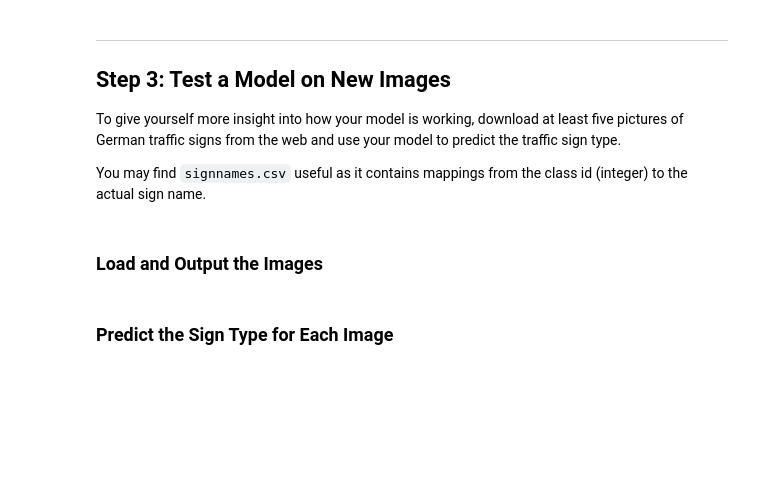
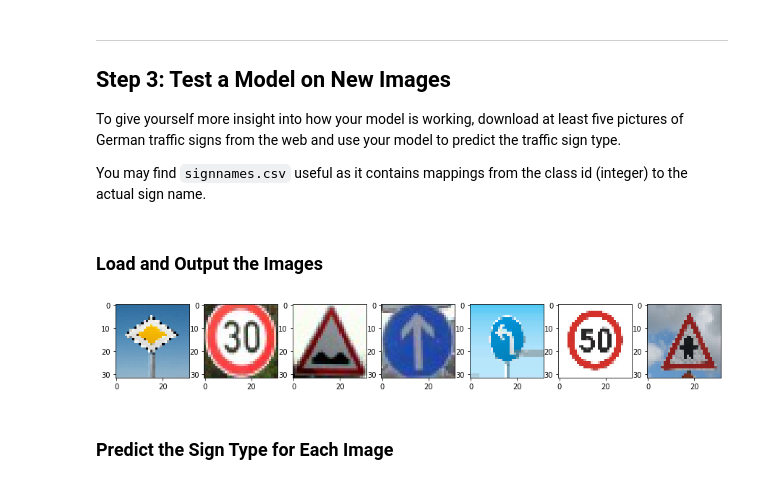
Before and after one commit to linuxairhead/SDC-P2-Traffic_Sign_Classifier, a Jupyter notebook: Traffic_Sign_Classifier.ipynb, the cells around one changed output. Drawn from its saved outputs; the diff is of its cells as text; code cells hidden in the pictures; blank space fills up the shorter version.

```diff
--- a/Traffic_Sign_Classifier.ipynb
+++ b/Traffic_Sign_Classifier.ipynb
@@ -203,9 +207,9 @@ def grayscale(imageV):
         grayImageV.append(cv2.cvtColor(imageV[i], cv2.COLOR_RGB2GRAY))
 
     # plot sample gray image
-    plt.subplot(1, 5, 5)
-    plt.imshow(np.reshape(grayImageV[0], (32, 32)), cmap='gray')
-    plt.show()
+    # plt.subplot(1, 5, 5)
+    # plt.imshow(np.reshape(grayImageV[0], (32, 32)), cmap='gray')
+    # plt.show()
     # plot sample gray image
 
     imageV = np.reshape(grayImageV, (-1, 32, 32, 1))
@@ -238,9 +239,9 @@ def normalize(imageV):
         normalImageV.append(cv2.normalize(imageV[i], imageV[i], 0, 10, norm_type=cv2.NORM_MINMAX))
 
     # plot sample normalized image
-    plt.subplot(1, 5, 5)
-    plt.imshow(np.reshape(normalImageV[0], (32, 32)), cmap='gray')
-    plt.show()
+    # plt.subplot(1, 5, 5)
+    # plt.imshow(np.reshape(normalImageV[0], (32, 32)), cmap='gray')
+    # plt.show()
     # plot sample normalized image
 
     return imageV
@@ -430,9 +428,12 @@ with tf.Session() as sess:
             sess.run(training_operation, feed_dict={x: batch_x, y: batch_y})
 
         # evaulate the model on our validation data.
+        train_accuracy = evaluate(sess, X_train, y_train)
+        print("EPOCH {} ...".format(i+1))
+        print("Training Set Accuracy = {:.3f}".format(train_accuracy))
         validation_accuracy = evaluate(sess, X_train, y_train)
         print("EPOCH {} ...".format(i+1))
-        print("Validation Accuracy = {:.3f}".format(validation_accuracy))
+        print("Validation Set Accuracy = {:.3f}".format(validation_accuracy))
         print()
 
     saver.save(sess, './traffic-signs')
@@ -477,3 +472,31 @@ with tf.Session() as sess:
+# %%
+### Load the images and plot them here.
+### Feel free to use as many code cells as needed.
+
+newImageFolder = 'new_images'
+
+newImageV = []
+newImageVOrg = []
+newImageNameV = [12, 1, 22, 35, 34, 2, 11]
+
+Image_Per_Line = 7
+
+for fileName in os.listdir(newImageFolder):
+    img = mpimg.imread(os.path.join(newImageFolder, fileName))
+    img = cv2.resize(img, (32,32))
+
+    newImageV.append(img)
+    newImageVOrg.append(img)
+
+plt.figure(figsize=(15,15))
+
+for i in range(Image_Per_Line):
+    plt.subplot(1,Image_Per_Line,1+i)
+    plt.imshow(newImageV[i])
+
+plt.show()
+# %% [output]
+[figure, added]
 # %% [markdown]
 ### Predict the Sign Type for Each Image
 # %%
```
Also changed, not shown: parts of 16 cells of this notebook, 11 other files.
